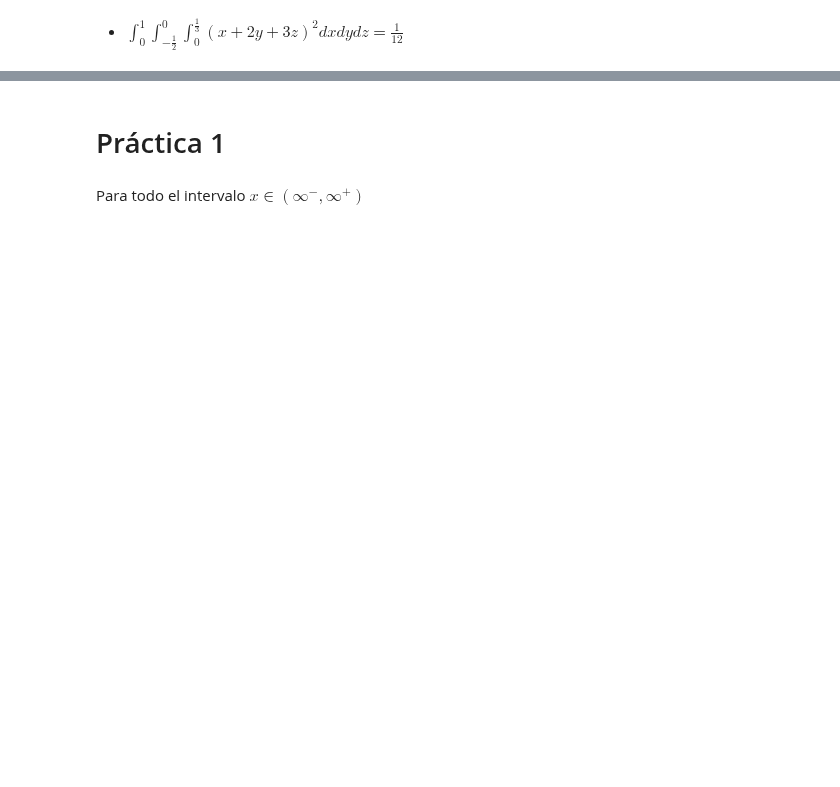
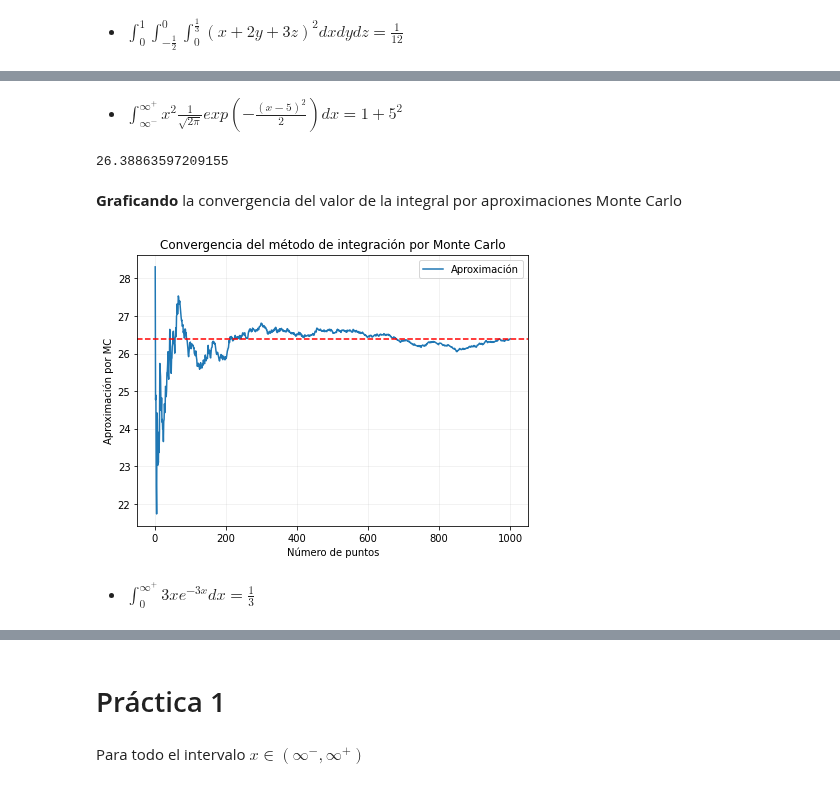
Before and after one commit to CAMM961001/itam-mcd, a Jupyter notebook: optimizacion/01-computo-cientifico/1.7-integracion-numerica.ipynb, the cells around one changed output, grey strips where cells are left out. Saved outputs shown, nothing was run; the diff lists cells and outputs as text; code cells hidden in the pictures; blank space fills up the shorter version.

```diff
--- a/optimizacion/01-computo-cientifico/1.7-integracion-numerica.ipynb
+++ b/optimizacion/01-computo-cientifico/1.7-integracion-numerica.ipynb
@@ -539,0 +644,37 @@ rel. error: 1.131966e-02
+# %% [markdown]
+* $\int_{\infty^-}^{\infty^+}x^2\frac{1}{\sqrt{2\pi}}{exp}(-\frac{{(x-5)}^2}{2}){dx}=1+5^2$
+# %%
+#Función de transformación
+h = lambda x: x**2
+# %%
+#Muestra tamaño n de una normal centrada en 5 con std 1
+n = int(1e3)
+normal_rvs = np.random.normal(loc=5, scale=1, size=n)
+# %%
+#Aproximación monte carlo
+np.mean(h(normal_rvs))
+# %% [output]
+26.38863597209155
+# %% [markdown]
+**Graficando** la convergencia del valor de la integral por aproximaciones Monte Carlo
+# %%
+iteraciones = np.arange(n) + 1
+cumulative_mean = np.cumsum(h(normal_rvs)) / iteraciones
+
+#Graficando
+plt.figure(figsize=(7,5))
+plt.plot(iteraciones, cumulative_mean)
+plt.axhline(y=np.mean(h(normal_rvs)), xmin=0, xmax=n, c='red', ls='--')
+
+#Anotaciones y estilo
+plt.legend(["Aproximación"])
+plt.title("Convergencia del método de integración por Monte Carlo")
+plt.ylabel("Aproximación por MC")
+plt.xlabel("Número de puntos")
+plt.grid(alpha=0.2)
+
+plt.show()
+# %% [output]
+[figure, added]
+# %% [markdown]
+* $\int_{0}^{\infty^+}3xe^{-3x}{dx}=\frac{1}{3}$
```
Also changed, not shown: parts of 47 cells of this notebook.
